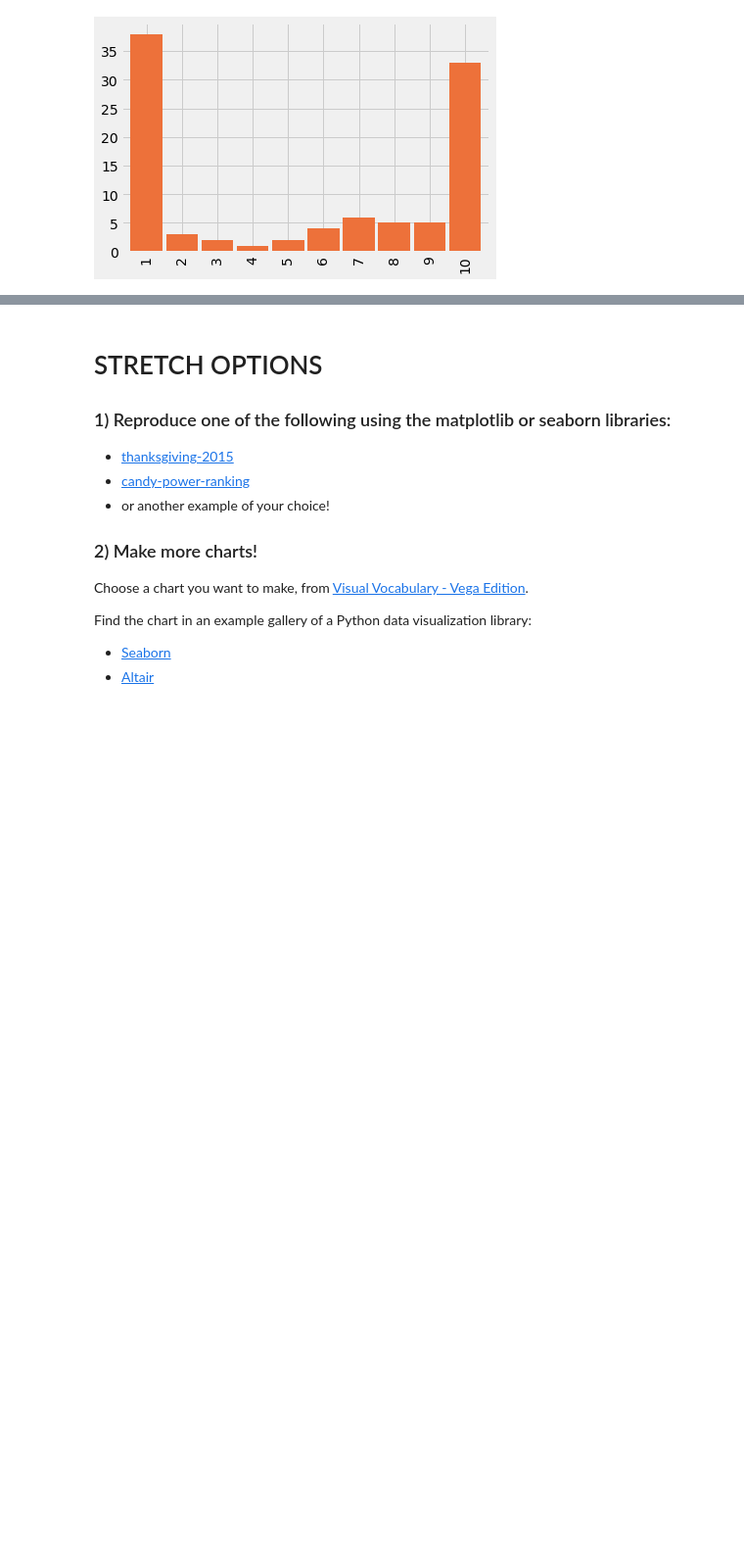
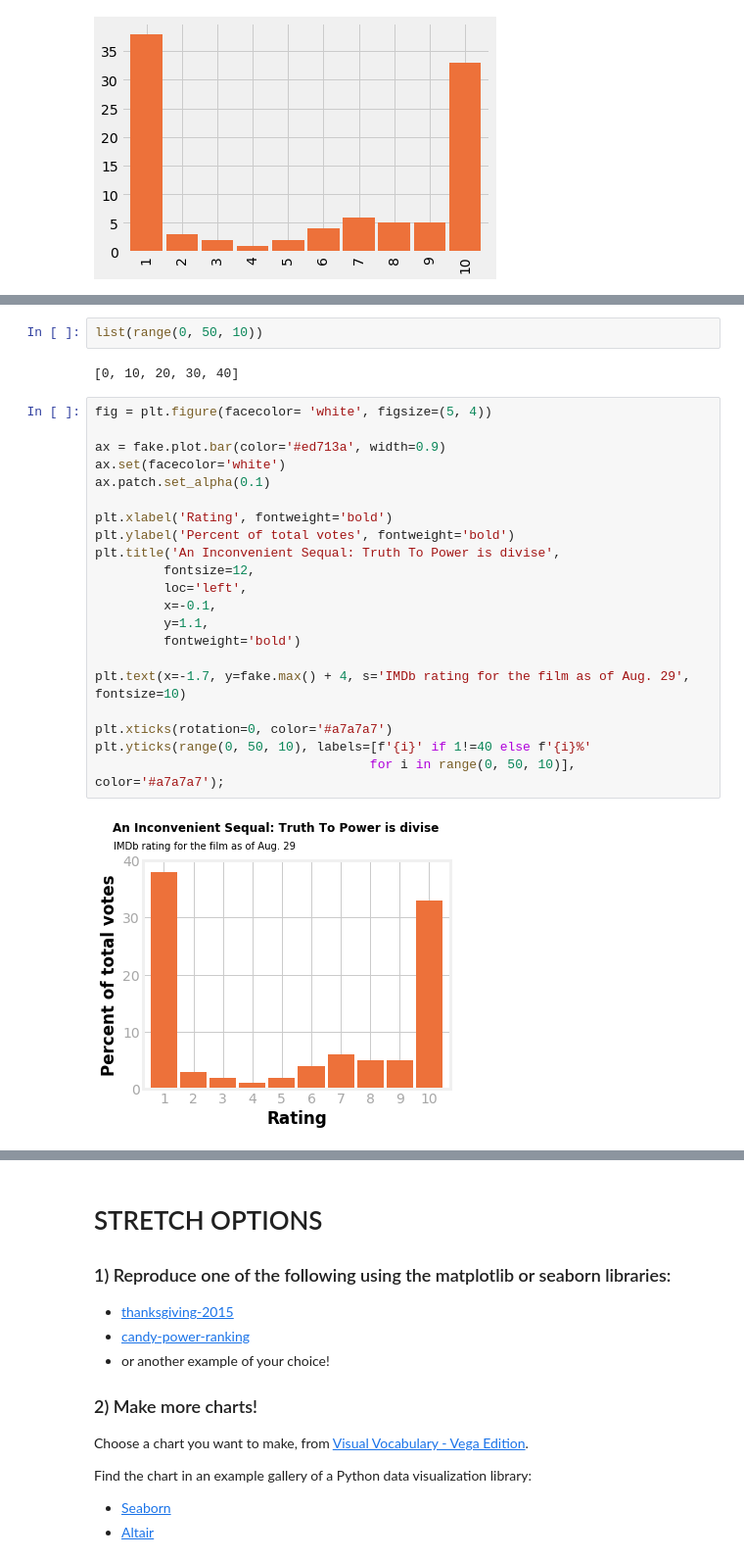
Before and after one commit to ahvblackwelltech/DS-Unit-1-Sprint-2-Data-Wrangling-and-Storytelling, a Jupyter notebook: module3-make-explanatory-visualizations/Ahvi_Blackwell_LS_DSPT3_123_Make_Explanatory_Visualizations_Assignment.ipynb, the cells around one changed output, grey strips where cells are left out. Shown at 98% size. Saved outputs shown, nothing was run; the diff lists cells and outputs as text; blank space fills up the shorter version.

```diff
--- a/module3-make-explanatory-visualizations/Ahvi_Blackwell_LS_DSPT3_123_Make_Explanatory_Visualizations_Assignment.ipynb
+++ b/module3-make-explanatory-visualizations/Ahvi_Blackwell_LS_DSPT3_123_Make_Explanatory_Visualizations_Assignment.ipynb
@@ -41,0 +237,27 @@ fake.plot.bar(color='#ed713a', width=0.9);
+# %%
+list(range(0, 50, 10))
+# %% [output]
+[0, 10, 20, 30, 40]
+# %%
+fig = plt.figure(facecolor= 'white', figsize=(5, 4))
+
+ax = fake.plot.bar(color='#ed713a', width=0.9)
+ax.set(facecolor='white')
+ax.patch.set_alpha(0.1)
+
+plt.xlabel('Rating', fontweight='bold')
+plt.ylabel('Percent of total votes', fontweight='bold')
+plt.title('An Inconvenient Sequal: Truth To Power is divise',
+         fontsize=12,
+         loc='left',
+         x=-0.1,
+         y=1.1,
+         fontweight='bold')
+
+plt.text(x=-1.7, y=fake.max() + 4, s='IMDb rating for the film as of Aug. 29', fontsize=10)
+
+plt.xticks(rotation=0, color='#a7a7a7')
+plt.yticks(range(0, 50, 10), labels=[f'{i}' if 1!=40 else f'{i}%'
+                                    for i in range(0, 50, 10)], color='#a7a7a7');
+# %% [output]
+[figure, added]
```
Also changed, not shown: parts of 18 cells of this notebook.
